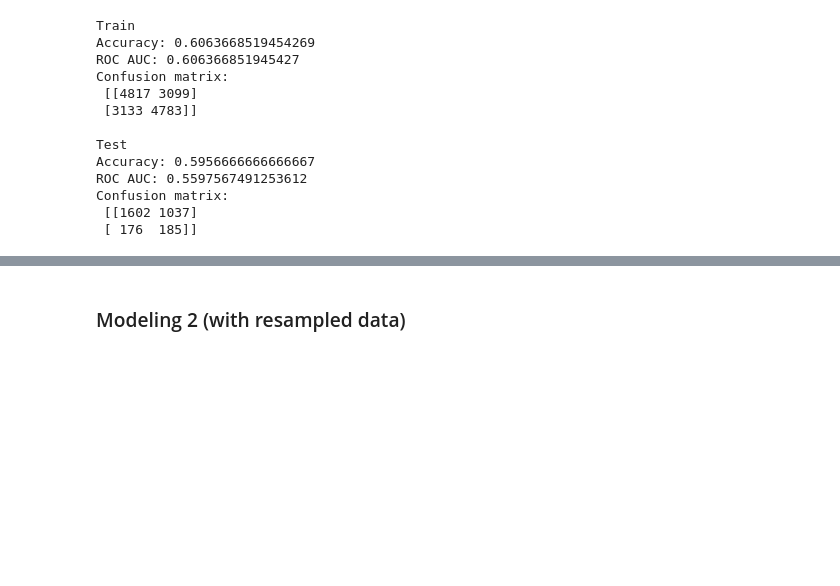
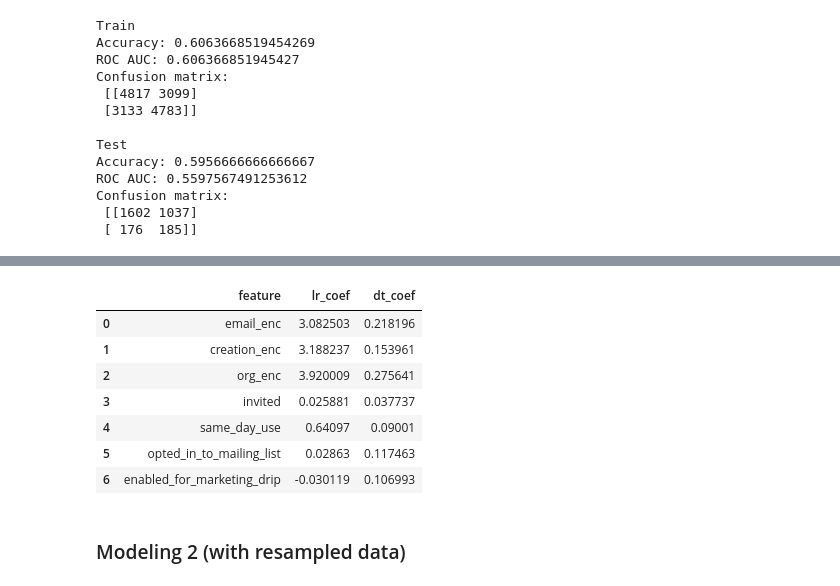
Before and after one commit to tri-bui/relax-challenge, a Jupyter notebook: relax_challenge.ipynb, the cells around one changed output, grey strips where cells are left out. Cells and saved outputs as stored; diff of their text form; code cells hidden in the pictures; blank space fills up the shorter version.

Commit message:
Update dt to use train_and_predict and preprocessed sets

```diff
--- a/relax_challenge.ipynb
+++ b/relax_challenge.ipynb
@@ -644,7 +644,7 @@ Confusion matrix:
 dt = DecisionTreeClassifier(random_state=0)
 params = {'max_depth': range(2, 22, 2), 'min_samples_split': range(2, 22, 2), 'min_samples_leaf': range(2, 22, 2)}
 gs = GridSearchCV(dt, params, scoring='roc_auc', cv=5, n_jobs=10)
-gs.fit(X_train, y_train)
+gs.fit(X_train_preprocessed, y_train_preprocessed)
 
 print(gs.best_score_)
 print(gs.best_params_)
@@ -652,16 +656,14 @@ gs.best_estimator_
 # %%
 # Decision tree
 dt = gs.best_estimator_
-dt.fit(X_train, y_train)
-dt_pred_train = dt.predict(X_train)
-dt_pred_test = dt.predict(X_test)
+dt, dt_pred_train, dt_pred_test = train_and_predict(dt, y_train_preprocessed, X_train_preprocessed, X_test_preprocessed)
 
 print('Train')
-print('Score:', dt.score(X_train, y_train))
-print('ROC AUC:', roc_auc_score(y_train, dt_pred_train))
-print('Confusion matrix:\n', confusion_matrix(y_train, dt_pred_train))
+print('Score:', dt.score(X_train_preprocessed, y_train_preprocessed))
+print('ROC AUC:', roc_auc_score(y_train_preprocessed, dt_pred_train))
+print('Confusion matrix:\n', confusion_matrix(y_train_preprocessed, dt_pred_train))
 
 print('\nTest')
-print('Score:', dt.score(X_test, y_test))
-print('ROC AUC:', roc_auc_score(y_test, dt_pred_test))
-print('Confusion matrix:\n', confusion_matrix(y_test, dt_pred_test))
+print('Score:', dt.score(X_test_preprocessed, y_test_preprocessed))
+print('ROC AUC:', roc_auc_score(y_test_preprocessed, dt_pred_test))
+print('Confusion matrix:\n', confusion_matrix(y_test_preprocessed, dt_pred_test))
@@ -668,7 +684,16 @@ print('Confusion matrix:\n', confusion_matrix(y_test, dt_pred_test))
 # %%
 # Feature coefficients
-pd.DataFrame(np.array([X_train.columns.values, lr.coef_[0], dt.feature_importances_]).T,
+pd.DataFrame(np.array([X_train_preprocessed.columns.values, lr.coef_[0], dt.feature_importances_]).T,
              columns=['feature', 'lr_coef', 'dt_coef'])
+# %% [output]
+|  | feature | lr_coef | dt_coef |
+| 0 | email_enc | 3.082503 | 0.218196 |
+| 1 | creation_enc | 3.188237 | 0.153961 |
+| 2 | org_enc | 3.920009 | 0.275641 |
+| 3 | invited | 0.025881 | 0.037737 |
+| 4 | same_day_use | 0.64097 | 0.09001 |
+| 5 | opted_in_to_mailing_list | 0.02863 | 0.117463 |
+| 6 | enabled_for_marketing_drip | -0.030119 | 0.106993 |
 # %% [markdown]
 ### Modeling 2 (with resampled data)
 # %%
```
Also changed, not shown: parts of 2 cells of this notebook.
